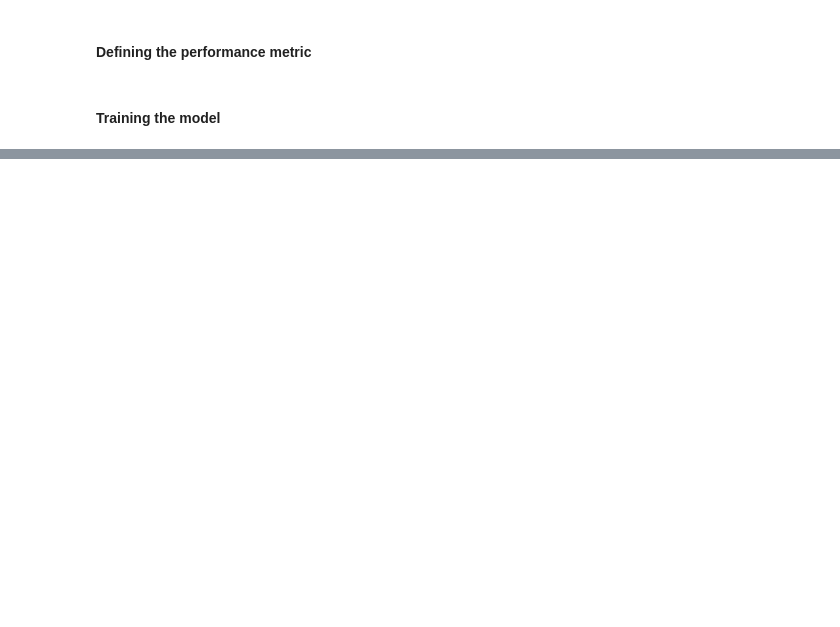
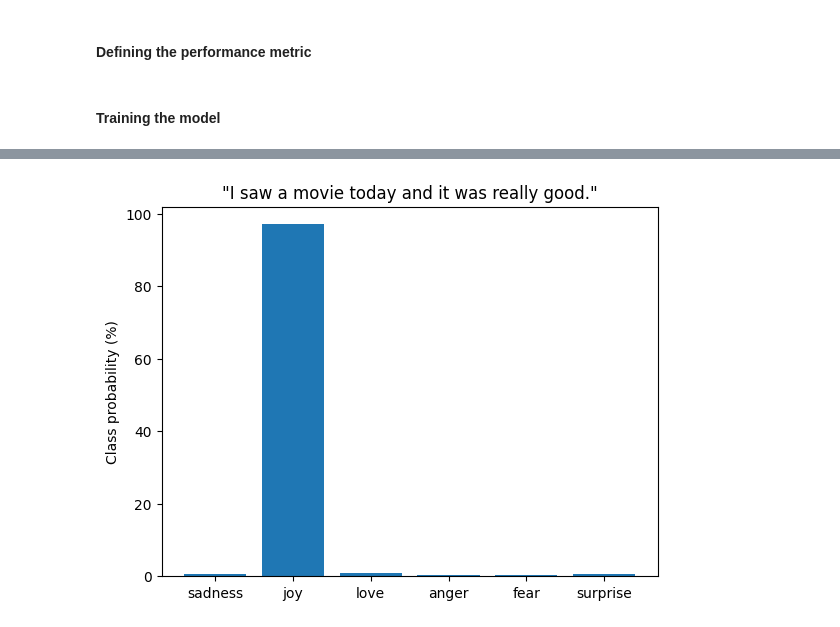
Before and after one commit to andsfonseca/nlp-with-transformers, a Jupyter notebook: text_classification.ipynb, the cells around one changed output, grey strips where cells are left out. Cells and saved outputs as stored; diff of their text form; code cells hidden in the pictures; blank space fills up the shorter version.

```diff
--- a/text_classification.ipynb
+++ b/text_classification.ipynb
@@ -497,0 +562,13 @@ plot_confusion_matrix(y_preds, y_valid, labels)
+# %%
+classifier = pipeline("text-classification", model=model, tokenizer=distilbert_tokenizer, device=0)
+# %%
+example2_text = "I saw a movie today and it was really good."
+preds = classifier(example2_text, return_all_scores=True)
+# %%
+preds_df = pd.DataFrame(preds[0])
+plt.bar(labels, 100 * preds_df["score"], color='C0')
+plt.title(f'"{example2_text}"')
+plt.ylabel("Class probability (%)")
+plt.show()
+# %% [output]
+[figure, added]
```
Also changed, not shown: parts of 21 cells of this notebook.
